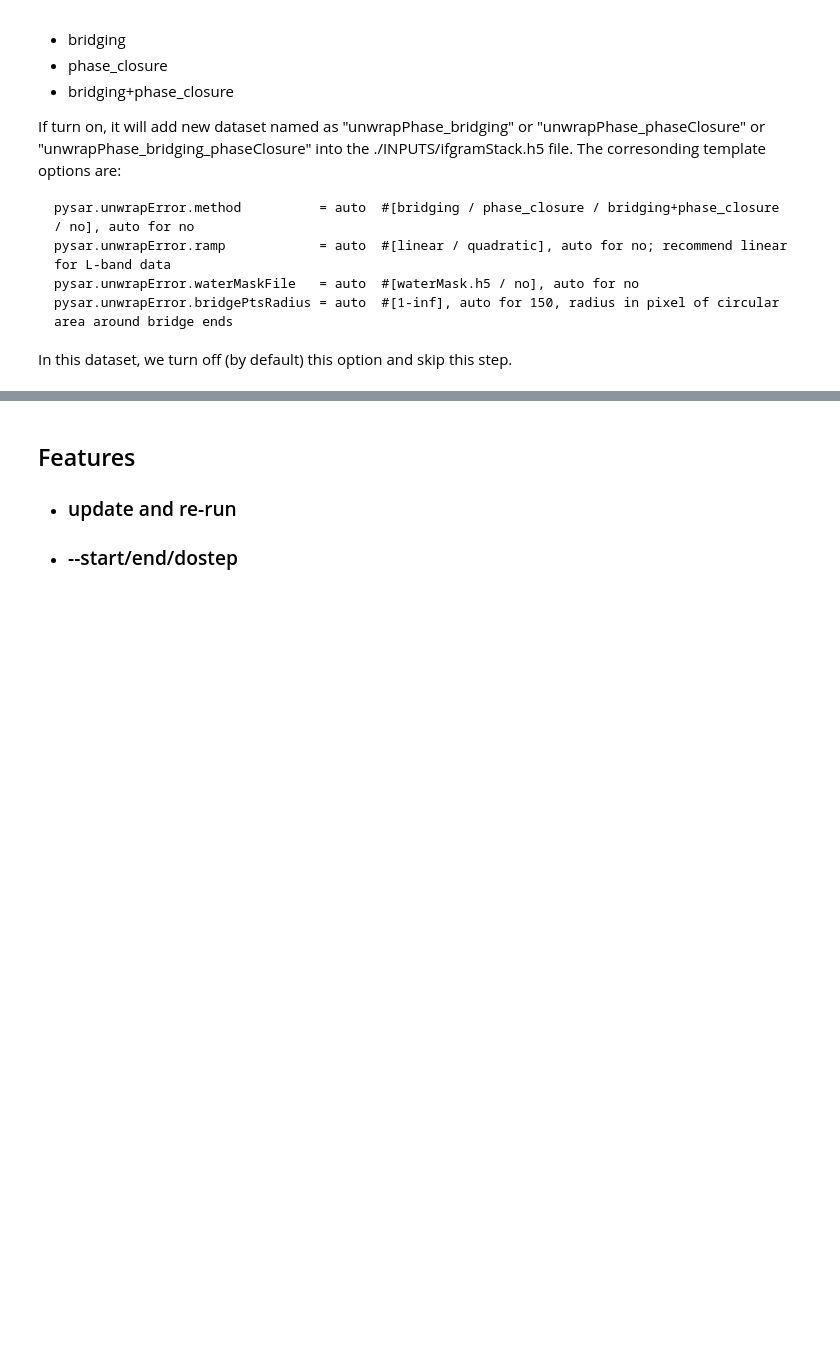
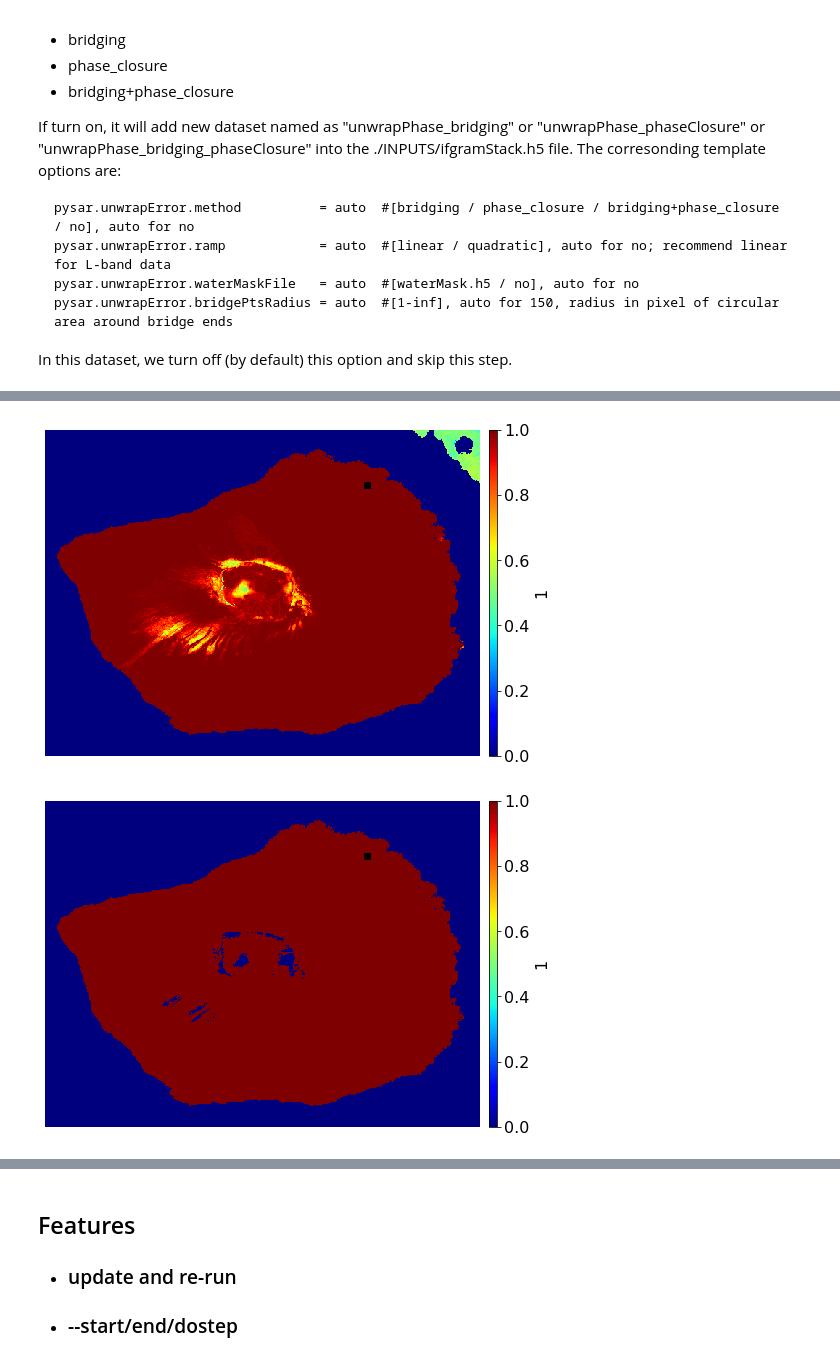
Before and after one commit to insarlab/MintPy, a Jupyter notebook: docs/Notebooks/pysarApp.ipynb, the cells around one changed output, grey strips where cells are left out. Saved outputs shown, nothing was run; the diff lists cells and outputs as text; code cells hidden in the pictures; blank space fills up the shorter version.

```diff
--- a/docs/Notebooks/pysarApp.ipynb
+++ b/docs/Notebooks/pysarApp.ipynb
@@ -440,0 +496,5 @@ This step inverts the network of interferograms for the raw phase time-series. N
+# %%
+view('temporalCoherence.h5'); view('maskTempCoh.h5')
+# %% [output]
+[figure, added]
+[figure, added]
```
Also changed, not shown: parts of 9 cells of this notebook, 1 other file.
